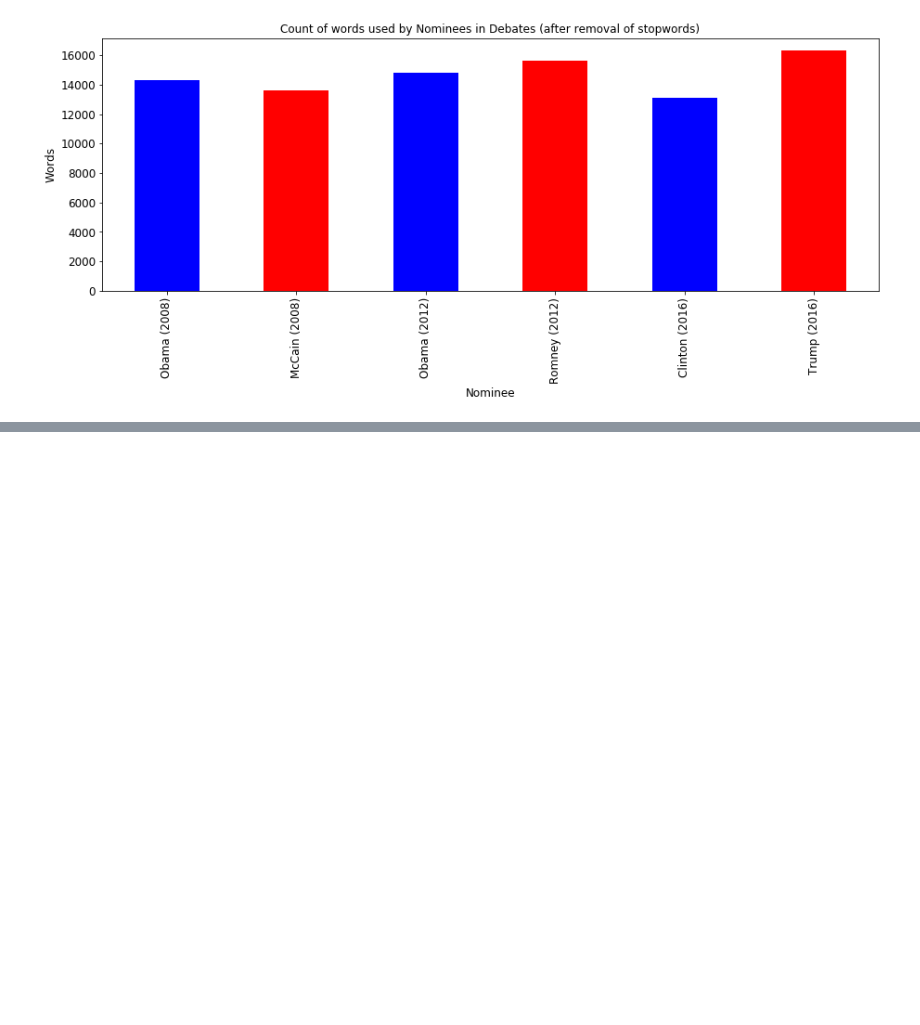
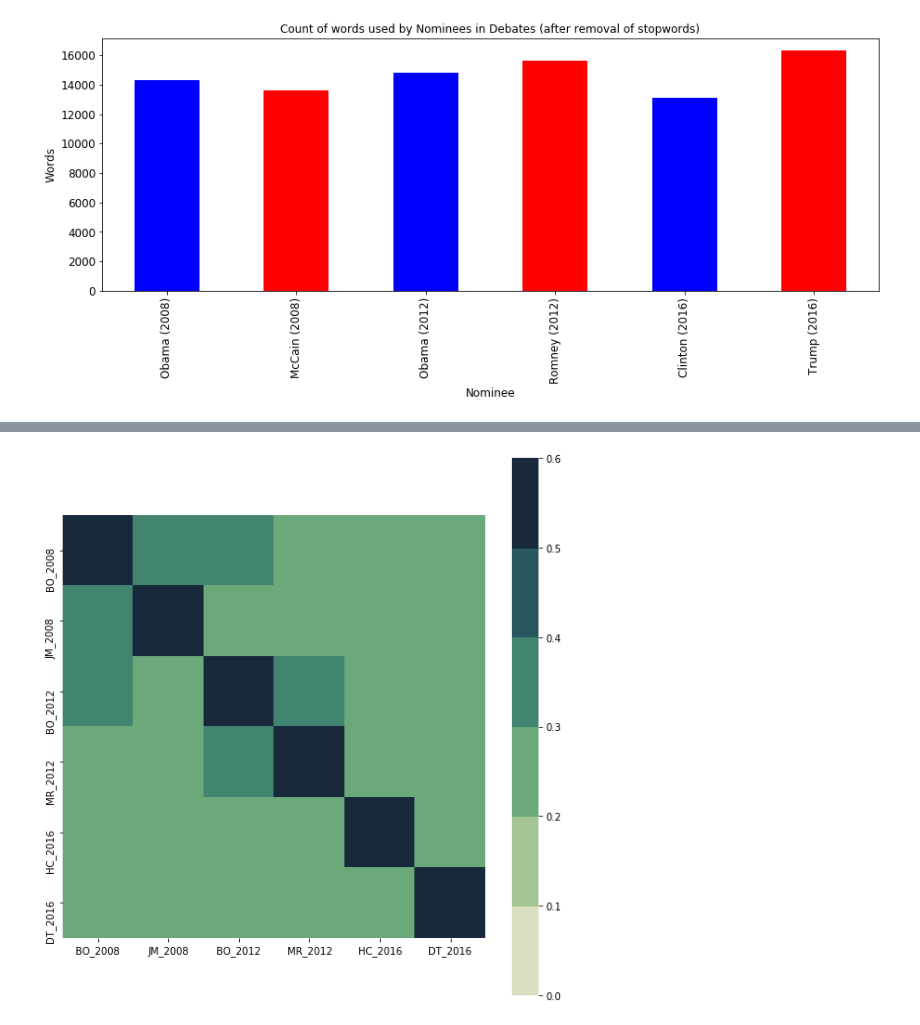
Before and after one commit to akmt14/analyzing-presidential-debates-using-NLP, a Jupyter notebook: code/Analyzing_Presidential_Debates.ipynb, the cells around one changed output, grey strips where cells are left out. Cells and saved outputs as stored; diff of their text form; code cells hidden in the pictures; blank space fills up the shorter version.

```diff
--- a/code/Analyzing_Presidential_Debates.ipynb
+++ b/code/Analyzing_Presidential_Debates.ipynb
@@ -320,0 +350,23 @@ plt.show()
+# %%
+file_list = [BO_2008,JM_2008,BO_2012,MR_2012,HC_2016,DT_2016]
+
+jac_mat = np.zeros(shape = (len(file_list), len(file_list)))
+jac_mat = pd.DataFrame(jac_mat)#, index=6, columns=6)
+
+for a in range(len(file_list)):
+    for b in range(len(file_list)):
+        #print(jacardian_distance(file_list[a], file_list[b]))
+        jac_mat[a][b] = jacardian_distance(file_list[a], file_list[b])
+
+jac_mat = jac_mat.rename(columns={0 : "BO_2008",
+                                  1 : "JM_2008",
+                                  2 : "BO_2012",
+                                  3 : "MR_2012",
+                                  4 : "HC_2016",
+                                  5 : "DT_2016"},
+                        index = {0 : "BO_2008",
+                                  1 : "JM_2008",
+                                  2 : "BO_2012",
+                                  3 : "MR_2012",
+                                  4 : "HC_2016",
+                                  5 : "DT_2016"})
@@ -320,0 +383,17 @@ plt.show()
+# %%
+plt.figure(figsize=(8,8))
+# mask = np.zeros_like(corr)
+# mask[np.triu_indices_from(mask)] = True
+hm = sns.heatmap(jac_mat,
+                cbar=True,
+                square=True,
+                fmt='d',
+                annot_kws={'size': 15},
+                cmap=sns.cubehelix_palette(rot=-.57),
+                vmin=0, vmax=.6)
+
+# Show heat map
+plt.tight_layout()
+plt.show()
+# %% [output]
+[figure, added]
```
Also changed, not shown: parts of 13 cells of this notebook.
